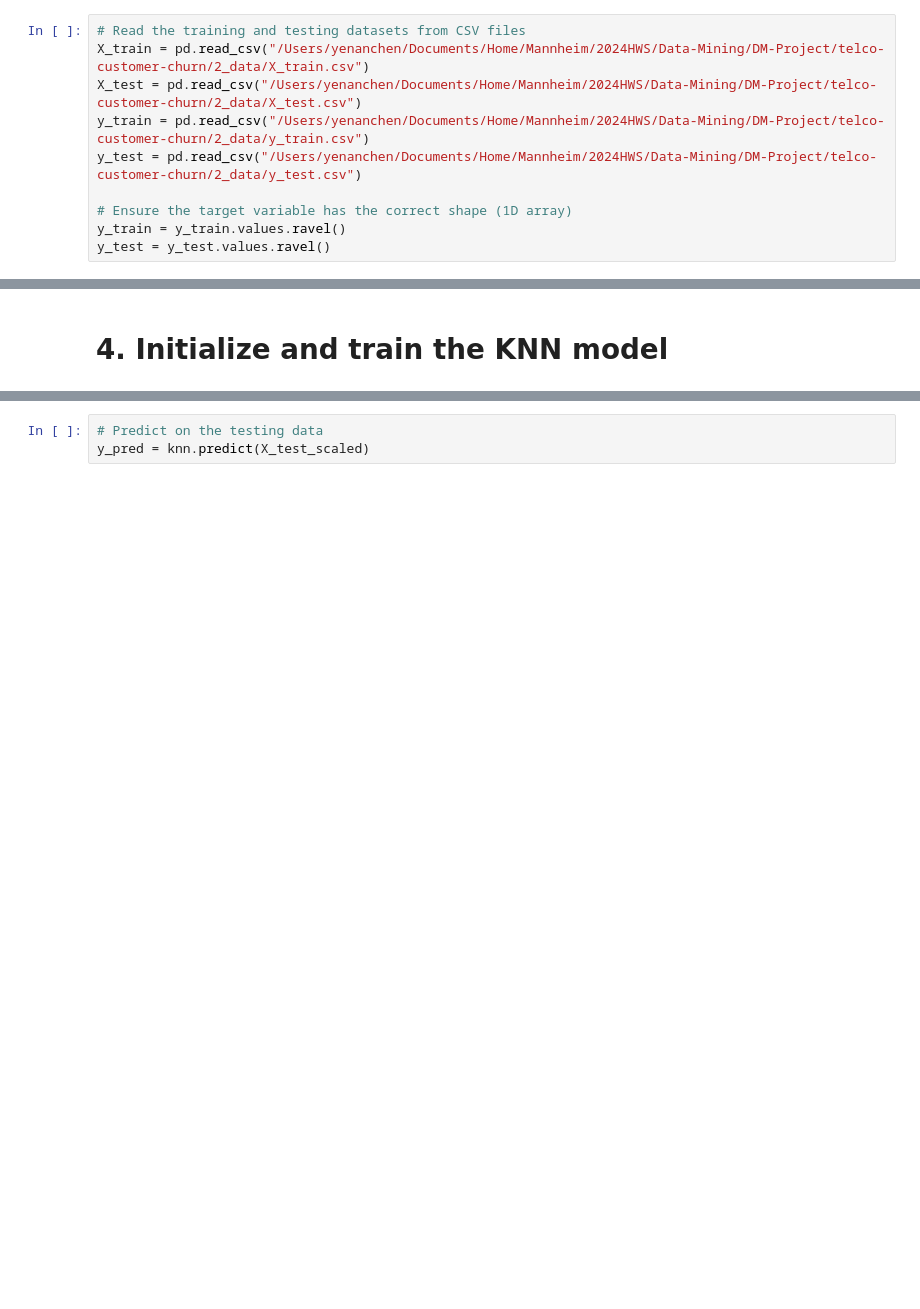
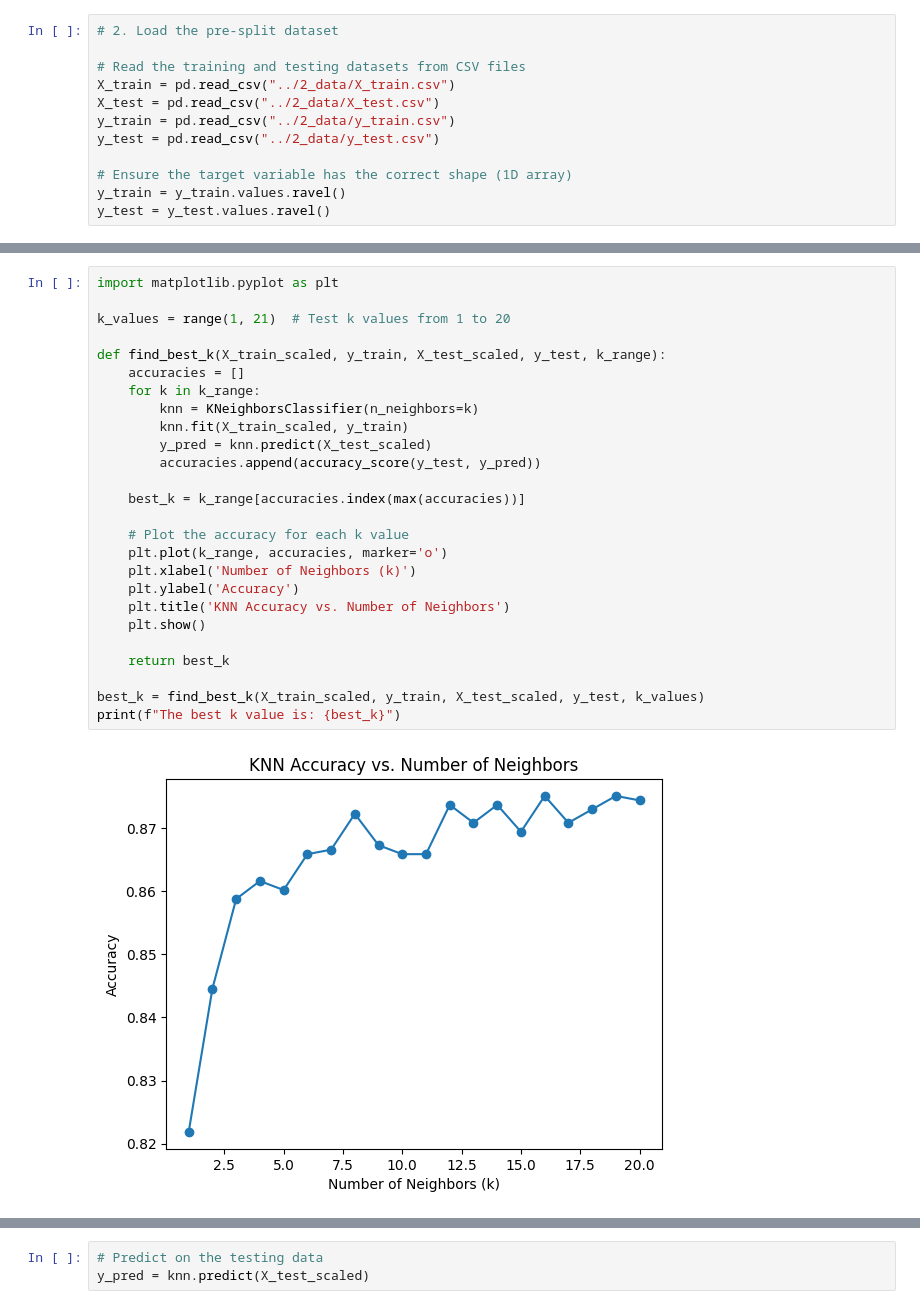
Before and after one commit to eelisee/telco-customer-churn, a Jupyter notebook: 4_analysis/3_KNN.ipynb, the cells around one changed output, grey strips where cells are left out. Saved outputs shown, nothing was run; the diff lists cells and outputs as text; blank space fills up the shorter version.

```diff
--- a/4_analysis/3_KNN.ipynb
+++ b/4_analysis/3_KNN.ipynb
@@ -11,9 +12,11 @@ from sklearn.metrics import accuracy_score, classification_report, confusion_mat
 # %%
+# 2. Load the pre-split dataset
+
 # Read the training and testing datasets from CSV files
-X_train = pd.read_csv("/Users/yenanchen/Documents/Home/Mannheim/2024HWS/Data-Mining/DM-Project/telco-customer-churn/2_data/X_train.csv")
-X_test = pd.read_csv("/Users/yenanchen/Documents/Home/Mannheim/2024HWS/Data-Mining/DM-Project/telco-customer-churn/2_data/X_test.csv")
-y_train = pd.read_csv("/Users/yenanchen/Documents/Home/Mannheim/2024HWS/Data-Mining/DM-Project/telco-customer-churn/2_data/y_train.csv")
-y_test = pd.read_csv("/Users/yenanchen/Documents/Home/Mannheim/2024HWS/Data-Mining/DM-Project/telco-customer-churn/2_data/y_test.csv")
+X_train = pd.read_csv("../2_data/X_train.csv")
+X_test = pd.read_csv("../2_data/X_test.csv")
+y_train = pd.read_csv("../2_data/y_train.csv")
+y_test = pd.read_csv("../2_data/y_test.csv")
 
 # Ensure the target variable has the correct shape (1D array)
 y_train = y_train.values.ravel()
@@ -26,5 +28,31 @@ scaler = StandardScaler()
 # Fit the scaler on the training data and transform both training and testing sets
 X_train_scaled = scaler.fit_transform(X_train)
 X_test_scaled = scaler.transform(X_test)
-# %% [markdown]
-# 4. Initialize and train the KNN model
+# %%
+import matplotlib.pyplot as plt
+
+k_values = range(1, 21)  # Test k values from 1 to 20
+
+def find_best_k(X_train_scaled, y_train, X_test_scaled, y_test, k_range):
+    accuracies = []
+    for k in k_range:
+        knn = KNeighborsClassifier(n_neighbors=k)
+        knn.fit(X_train_scaled, y_train)
+        y_pred = knn.predict(X_test_scaled)
+        accuracies.append(accuracy_score(y_test, y_pred))
+
+    best_k = k_range[accuracies.index(max(accuracies))]
+
+    # Plot the accuracy for each k value
+    plt.plot(k_range, accuracies, marker='o')
+    plt.xlabel('Number of Neighbors (k)')
+    plt.ylabel('Accuracy')
+    plt.title('KNN Accuracy vs. Number of Neighbors')
+    plt.show()
+
+    return best_k
+
+best_k = find_best_k(X_train_scaled, y_train, X_test_scaled, y_test, k_values)
+print(f"The best k value is: {best_k}")
+# %% [output]
+[figure, added]
```
Also changed, not shown: parts of 15 cells of this notebook, 4 other files.
